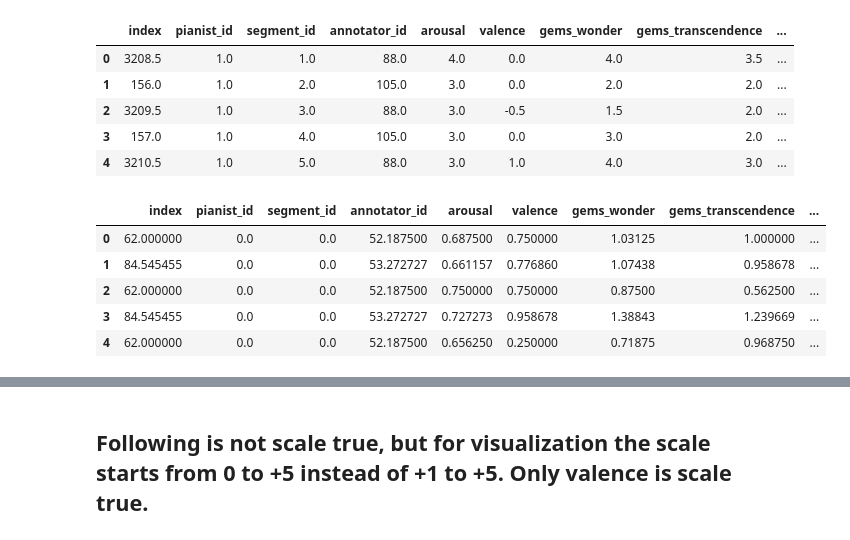
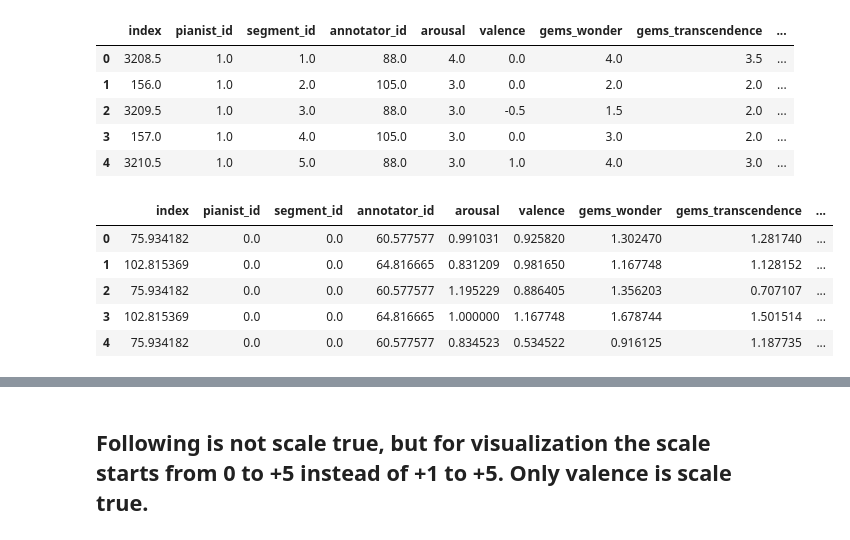
Before and after one commit to NoahPichl/MLPC_The_haunted_turtles, a Jupyter notebook: data_exploration.ipynb, the cells around one changed output, grey strips where cells are left out. Cells and saved outputs as stored; diff of their text form; code cells hidden in the pictures.

```diff
--- a/data_exploration.ipynb
+++ b/data_exploration.ipynb
@@ -72,14 +51,14 @@ anot_mad
 # Calculates the mean, median, standard deviation for each segment and pianist
 mean_seg = []
 median_seg = []
-mad_seg = []
+std_seg = []
 for pia_id in range(1, anot["pianist_id"][len(anot)-1] + 1):
     pianist = anot[anot["pianist_id"] == pia_id]
     for seg_id in range(1, anot["segment_id"][len(anot)-1] + 1):
         mask = pianist["segment_id"] == seg_id
         mean_seg.append(pianist[mask].mean(axis=0))
         median_seg.append(pianist[mask].median(axis=0))
-        mad_seg.append(pianist[mask].mad(axis=0))
+        std_seg.append(pianist[mask].std(axis=0))
 # %%
 mean_seg = pd.DataFrame(mean_seg)
 mean_seg.head()
@@ -101,12 +80,12 @@ median_seg.head()
 | 3 | 157.0 | 1.0 | 4.0 | 105.0 | 3.0 | 0.0 | 3.0 | 2.0 | ... |
 | 4 | 3210.5 | 1.0 | 5.0 | 88.0 | 3.0 | 1.0 | 4.0 | 3.0 | ... |
 # %%
-mad_seg = pd.DataFrame(mad_seg)
-mad_seg.head()
+std_seg = pd.DataFrame(std_seg)
+std_seg.head()
 # %% [output]
 |  | index | pianist_id | segment_id | annotator_id | arousal | valence | gems_wonder | gems_transcendence | ... |
-| 0 | 62.000000 | 0.0 | 0.0 | 52.187500 | 0.687500 | 0.750000 | 1.03125 | 1.000000 | ... |
-| 1 | 84.545455 | 0.0 | 0.0 | 53.272727 | 0.661157 | 0.776860 | 1.07438 | 0.958678 | ... |
-| 2 | 62.000000 | 0.0 | 0.0 | 52.187500 | 0.750000 | 0.750000 | 0.87500 | 0.562500 | ... |
-| 3 | 84.545455 | 0.0 | 0.0 | 53.272727 | 0.727273 | 0.958678 | 1.38843 | 1.239669 | ... |
-| 4 | 62.000000 | 0.0 | 0.0 | 52.187500 | 0.656250 | 0.250000 | 0.71875 | 0.968750 | ... |
+| 0 | 75.934182 | 0.0 | 0.0 | 60.577577 | 0.991031 | 0.925820 | 1.302470 | 1.281740 | ... |
+| 1 | 102.815369 | 0.0 | 0.0 | 64.816665 | 0.831209 | 0.981650 | 1.167748 | 1.128152 | ... |
+| 2 | 75.934182 | 0.0 | 0.0 | 60.577577 | 1.195229 | 0.886405 | 1.356203 | 0.707107 | ... |
+| 3 | 102.815369 | 0.0 | 0.0 | 64.816665 | 1.000000 | 1.167748 | 1.678744 | 1.501514 | ... |
+| 4 | 75.934182 | 0.0 | 0.0 | 60.577577 | 0.834523 | 0.534522 | 0.916125 | 1.187735 | ... |
```
Also changed, not shown: parts of 11 cells of this notebook.
